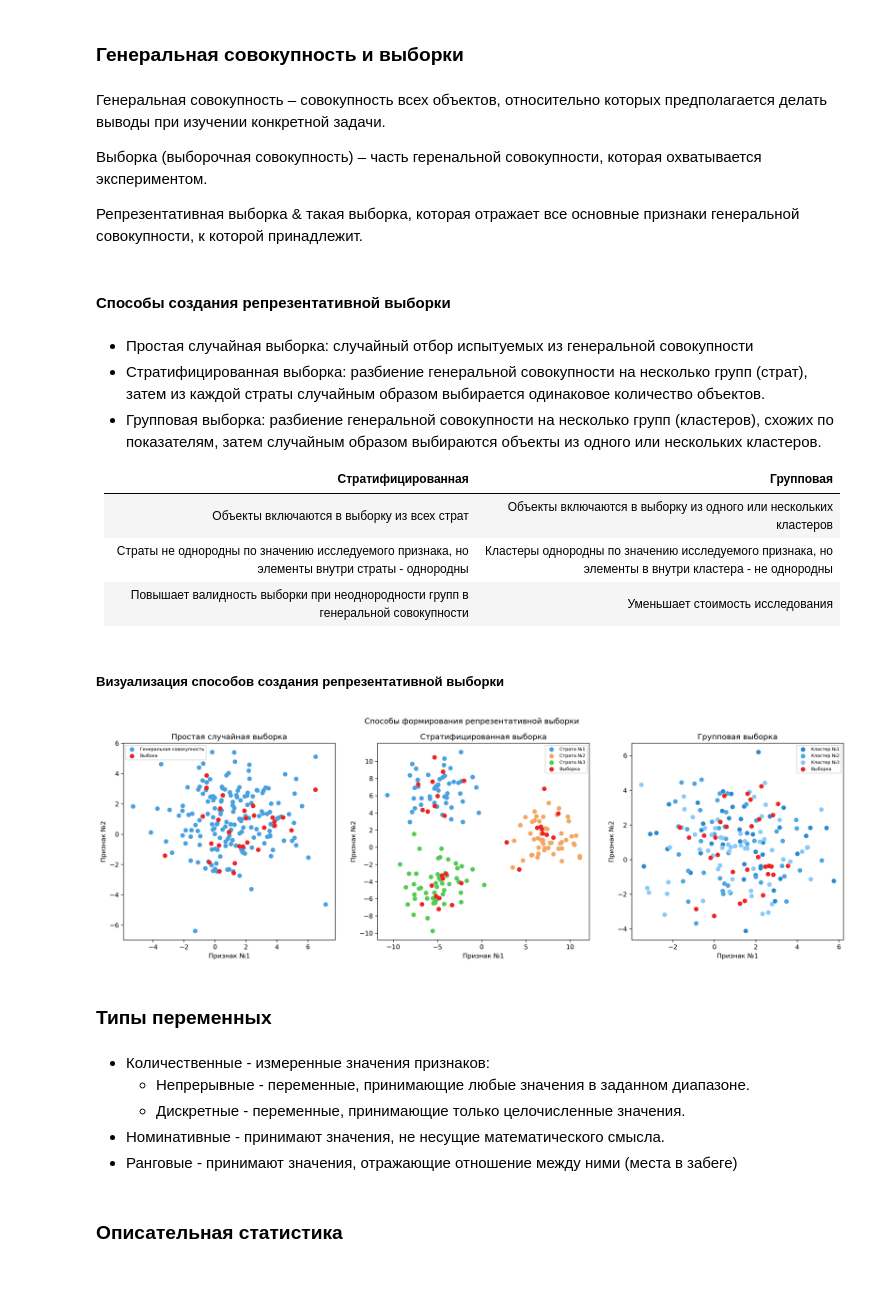
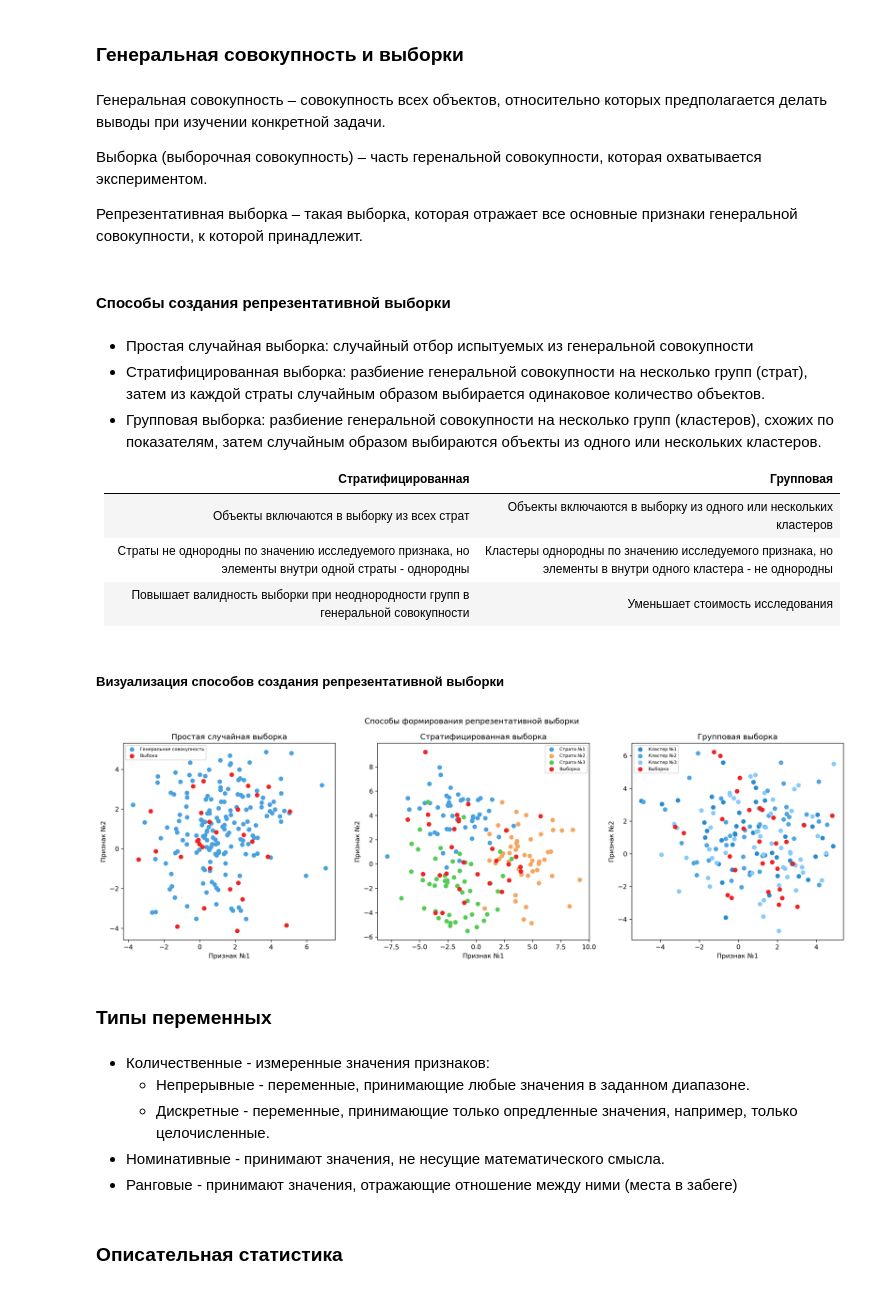
Before and after one commit to Anchaus/DS_knowledge, a Jupyter notebook: Statistics/basics_of_statistics.ipynb, the cells around one changed output. Saved outputs shown, nothing was run; the diff lists cells and outputs as text; code cells hidden in the pictures.

```diff
--- a/Statistics/basics_of_statistics.ipynb
+++ b/Statistics/basics_of_statistics.ipynb
@@ -9,7 +34,7 @@
 
 Выборка (выборочная совокупность) &ndash; часть геренальной совокупности, которая охватывается экспериментом.
 
-Репрезентативная выборка & такая выборка, которая отражает все основные признаки генеральной совокупности, к которой принадлежит.
+Репрезентативная выборка &ndash; такая выборка, которая отражает все основные признаки генеральной совокупности, к которой принадлежит.
 # %% [markdown]
 #### Способы создания репрезентативной выборки
 # %% [markdown]
@@ -20,7 +45,7 @@
 | Стратифицированная |      Групповая     |
 |--------------------|--------------------|
 | Объекты включаются в выборку из всех страт | Объекты включаются в выборку из одного или нескольких кластеров |
-| Страты не однородны по значению исследуемого признака, но элементы внутри страты - однородны | Кластеры однородны по значению исследуемого признака, но элементы в внутри кластера - не однородны |
+| Страты не однородны по значению исследуемого признака, но элементы внутри одной страты - однородны | Кластеры однородны по значению исследуемого признака, но элементы в внутри одного кластера - не однородны |
 | Повышает валидность выборки при неоднородности групп в генеральной совокупности | Уменьшает стоимость исследования |
 # %% [markdown]
 ##### Визуализация способов создания репрезентативной выборки
@@ -70,11 +95,13 @@ group_2 = np.random.normal(1, 2, (60, 2))
 group_3 = np.random.normal(1, 2, (60, 2))
 
 # Создаем разнородность страт
-group_1[:, 0] -= 6
-group_1[:, 1] += 6
-group_2[:, 0] += 6
-group_3[:, 0] -= 6
-group_3[:, 1] -= 6
+BIAS = 3
+
+group_1[:, 0] -= BIAS
+group_1[:, 1] += BIAS
+group_2[:, 0] += BIAS
+group_3[:, 0] -= BIAS
+group_3[:, 1] -= BIAS
 
 # Выбираем элементы из всех страт
 indices_1 = np.random.choice(group_1.shape[0], size=10, replace=False)
@@ -108,40 +135,40 @@ ax2.set_yticks(np.arange(floor(min(group_3[:, 1])), ceil(max(group_1[:, 1])), 2)
 group_1 = np.random.normal(1, 2, (60, 2))
 group_2 = np.random.normal(1, 2, (60, 2))
 group_3 = np.random.normal(1, 2, (60, 2))
 
 # Выбираем элементы из 1 и 2 кластеров
 indices_1 = np.random.choice(group_1.shape[0], size=15, replace=False)
 indices_2 = np.random.choice(group_2.shape[0], size=15, replace=False)
 
 # Объединяем выборки из кластеров в одну и удаляем элементы из кластеров для корректной визуализации
 sample = np.concatenate((group_1[indices_1], group_2[indices_2]))
 group_1 = np.delete(group_1, indices_1, axis=0)
 group_2 = np.delete(group_2, indices_2, axis=0)
 
 ax3_grp_1 = ax3.scatter(group_1[:, 0], group_1[:, 1], c='#288bcf')
 ax3_grp_2 = ax3.scatter(group_2[:, 0], group_2[:, 1], c='#4fa5e0')
 ax3_grp_3 = ax3.scatter(group_3[:, 0], group_3[:, 1], c='#88caf8')
 ax3_sample = ax3.scatter(sample[:, 0], sample[:, 1], c='#ee2323')
 
 ax3_grp_1.set_label('Кластер №1')
 ax3_grp_2.set_label('Кластер №2')
 ax3_grp_3.set_label('Кластер №3')
 ax3_sample.set_label('Выборка')
 
 ax3.set_title('Групповая выборка')
 ax3.set_xlabel('Признак №1')
 ax3.set_ylabel('Признак №2')
 ax3.legend(fontsize='x-small')
 
 plt.show()
 # %% [output]
-[figure, old version]
+[figure, new version]
 # %% [markdown]
 ### Типы переменных
 # %% [markdown]
 - Количественные - измеренные значения признаков:
   - Непрерывные - переменные, принимающие любые значения в заданном диапазоне.
-  - Дискретные - переменные, принимающие только целочисленные значения.
+  - Дискретные - переменные, принимающие только опредленные значения, например, только целочисленные.
 - Номинативные - принимают значения, не несущие математического смысла.
 - Ранговые - принимают значения, отражающие отношение между ними (места в забеге)
 # %% [markdown]
```
Also changed, not shown: parts of 14 cells of this notebook.
